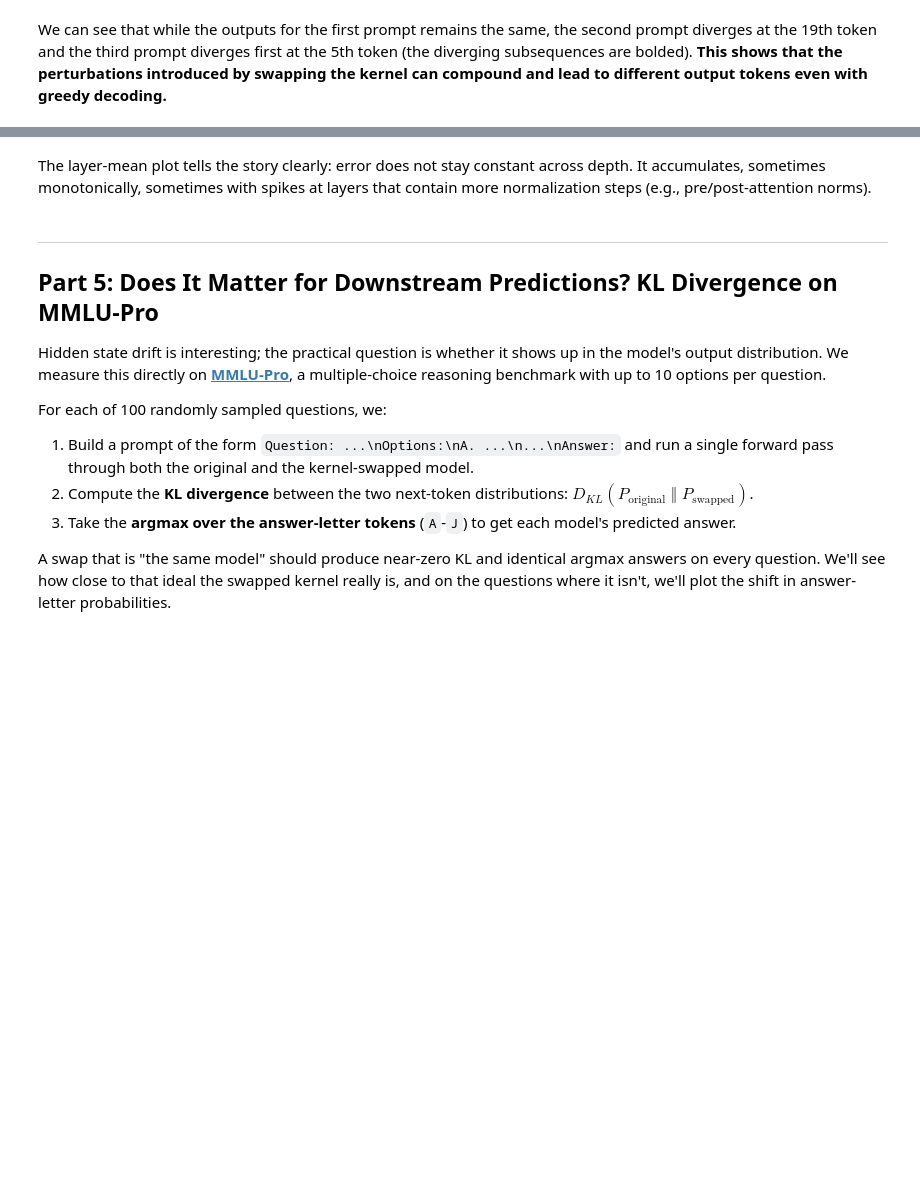
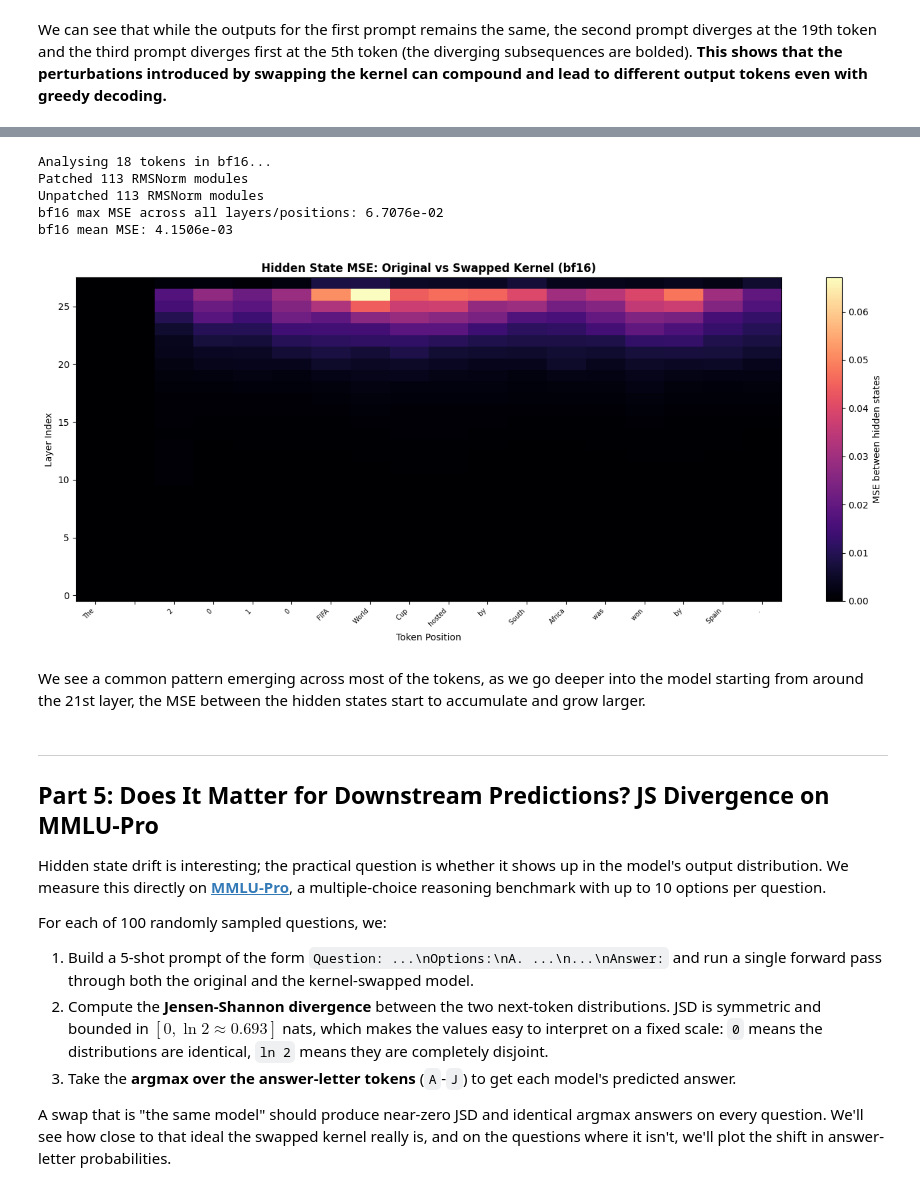
Before and after one commit to GeometricAGI/blog, a Jupyter notebook: kernel-swapping-performance/kernel_swapping_blog.ipynb, the cells around one changed output, grey strips where cells are left out. Drawn from its saved outputs; the diff is of its cells as text; code cells hidden in the pictures; blank space fills up the shorter version.

```diff
--- a/kernel-swapping-performance/kernel_swapping_blog.ipynb
+++ b/kernel-swapping-performance/kernel_swapping_blog.ipynb
@@ -464,5 +413,32 @@ def plot_hidden_state_heatmap(
+# %%
+
+def plot_hidden_state_heatmap(
+    diff_matrix: np.ndarray,
+    title: str,
+    token_labels: list[str] | None = None,
+    ax=None,
+    vmax=None,
+):
+    standalone = ax is None
+    if standalone:
+        fig, ax = plt.subplots(figsize=(14, 6))
+    im = ax.imshow(
+        diff_matrix, aspect="auto", cmap="magma", origin="lower",
+        vmin=0, vmax=vmax or diff_matrix.max(),
+    )
+    plt.colorbar(im, ax=ax, label="MSE between hidden states")
+    ax.set_title(title, fontsize=12, fontweight="bold")
+    ax.set_xlabel("Token Position", fontsize=10)
+    ax.set_ylabel("Layer Index", fontsize=10)
+    if token_labels and len(token_labels) <= 40:
+        ax.set_xticks(range(len(token_labels)))
+        ax.set_xticklabels(token_labels, rotation=45, ha="right", fontsize=7)
+    if standalone:
+        plt.tight_layout()
+        plt.savefig(f"hidden_diff_{title.lower().replace(' ', '_')}.png", dpi=150, bbox_inches="tight")
+        plt.show()
 # %%
-ANALYSIS_PROMPT = "In 1969, NASA's Apollo 11 mission successfully landed the first humans on the Moon."
+ANALYSIS_PROMPT = "The 2010 FIFA World Cup hosted by South Africa was won by Spain."
 analysis_input_ids = tokenizer(ANALYSIS_PROMPT, return_tensors="pt")["input_ids"]
 token_labels = [tokenizer.decode([t]) for t in analysis_input_ids[0].tolist()]
 
@@ -475,11 +451,19 @@ states_bf16_swap = capture_hidden_states(model_bf16, analysis_input_ids)
 unpatch_model_rmsnorm(model_bf16, orig_fwd)
 
 diff_bf16 = compute_diff_matrix(states_bf16_orig, states_bf16_swap)
-print(f"bf16 max L2 diff across all layers/positions: {diff_bf16.max():.4f}")
-print(f"bf16 mean L2 diff: {diff_bf16.mean():.4f}")
+print(f"bf16 max MSE across all layers/positions: {diff_bf16.max():.4e}")
+print(f"bf16 mean MSE: {diff_bf16.mean():.4e}")
+# %% [output]
+Analysing 18 tokens in bf16...
+Patched 113 RMSNorm modules
+Unpatched 113 RMSNorm modules
+bf16 max MSE across all layers/positions: 6.7076e-02
+bf16 mean MSE: 4.1506e-03
 # %%
 plot_hidden_state_heatmap(
     diff_bf16,
-    title="Hidden State L2 Difference: Original vs Swapped Kernel (bf16)",
+    title="Hidden State MSE: Original vs Swapped Kernel (bf16)",
     token_labels=token_labels,
 )
+# %% [output]
+[figure, added]
@@ -507,19 +470,19 @@ plt.show()
 # %% [markdown]
-The layer-mean plot tells the story clearly: error does not stay constant across depth. It accumulates, sometimes monotonically, sometimes with spikes at layers that contain more normalization steps (e.g., pre/post-attention norms).
+We see a common pattern emerging across most of the tokens, as we go deeper into the model starting from around the 21st layer, the MSE between the hidden states start to accumulate and grow larger.
 # %% [markdown]
 ---
 
-## Part 5: Does It Matter for Downstream Predictions? KL Divergence on MMLU-Pro
+## Part 5: Does It Matter for Downstream Predictions? JS Divergence on MMLU-Pro
 
 Hidden state drift is interesting; the practical question is whether it shows up in the model's output distribution. We measure this directly on **[MMLU-Pro](https://huggingface.co/datasets/TIGER-Lab/MMLU-Pro)**, a multiple-choice reasoning benchmark with up to 10 options per question.
 
 For each of 100 randomly sampled questions, we:
 
-1. Build a prompt of the form `Question: ...\nOptions:\nA. ...\n...\nAnswer:` and run a single forward pass through both the original and the kernel-swapped model.
-2. Compute the **KL divergence** between the two next-token distributions: $D_{KL}(P_{\text{original}} \;\Vert\; P_{\text{swapped}})$.
+1. Build a 5-shot prompt of the form `Question: ...\nOptions:\nA. ...\n...\nAnswer:` and run a single forward pass through both the original and the kernel-swapped model.
+2. Compute the **Jensen-Shannon divergence** between the two next-token distributions. JSD is symmetric and bounded in $[0, \ln 2 \approx 0.693]$ nats, which makes the values easy to interpret on a fixed scale: `0` means the distributions are identical, `ln 2` means they are completely disjoint.
 3. Take the **argmax over the answer-letter tokens** (`A`-`J`) to get each model's predicted answer.
 
-A swap that is "the same model" should produce near-zero KL and identical argmax answers on every question. We'll see how close to that ideal the swapped kernel really is, and on the questions where it isn't, we'll plot the shift in answer-letter probabilities.
+A swap that is "the same model" should produce near-zero JSD and identical argmax answers on every question. We'll see how close to that ideal the swapped kernel really is, and on the questions where it isn't, we'll plot the shift in answer-letter probabilities.
 # %%
 import random
 
```
Also changed, not shown: parts of 13 cells of this notebook, 6 other files.
